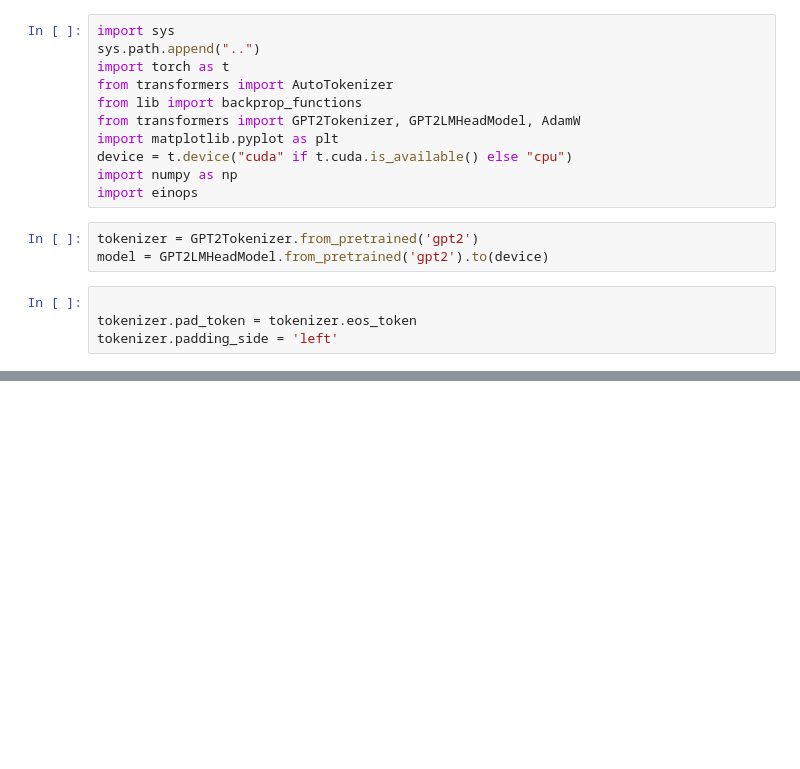
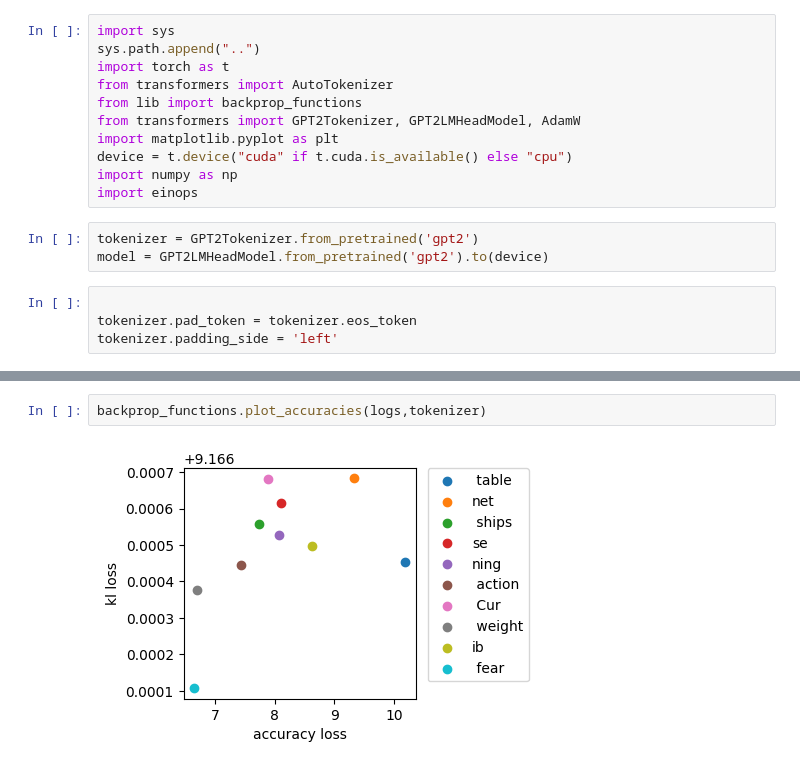
Before and after one commit to seamus-fallows/ARENA-Hackathon, a Jupyter notebook: demos/backprob_demo.ipynb, the cells around one changed output, grey strips where cells are left out. Saved outputs shown, nothing was run; the diff lists cells and outputs as text; blank space fills up the shorter version.

```diff
--- a/demos/backprob_demo.ipynb
+++ b/demos/backprob_demo.ipynb
@@ -57,0 +66,4 @@ backprop_functions.plot_best_tokens(logs,tokenizer,n_plots=10)
+# %%
+backprop_functions.plot_accuracies(logs,tokenizer)
+# %% [output]
+[figure, added]
```
Also changed, not shown: parts of 4 cells of this notebook, 2 other files.
